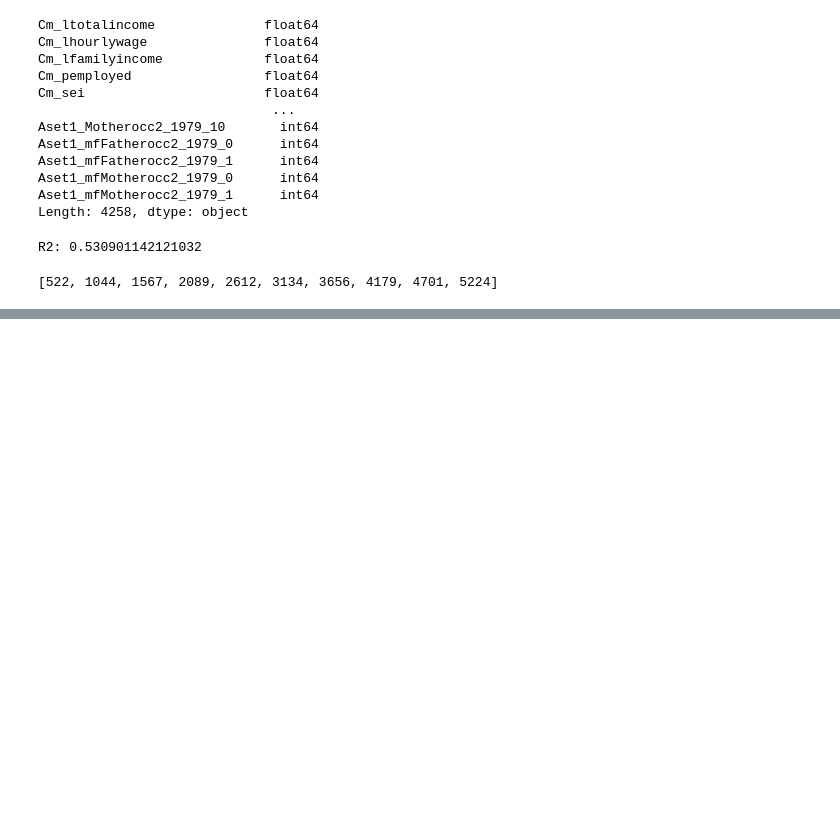
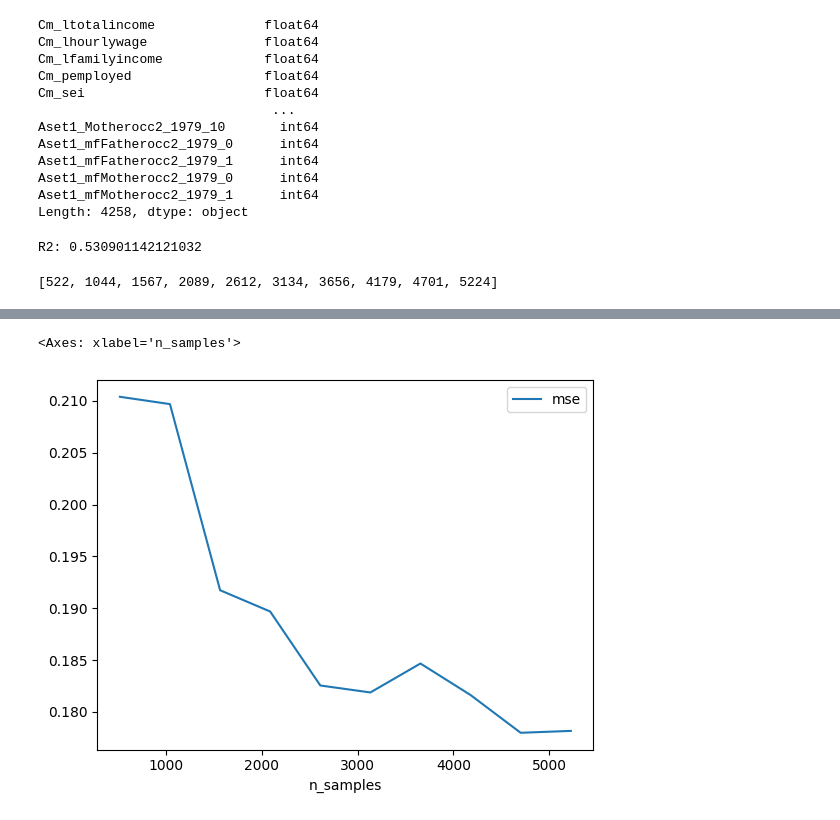
Before and after one commit to OxfordDemSci/aleatoric-luck, a Jupyter notebook: notebooks/xgboost_draft.ipynb, the cells around one changed output, grey strips where cells are left out. Saved outputs shown, nothing was run; the diff lists cells and outputs as text; code cells hidden in the pictures; blank space fills up the shorter version.

Commit message:
added graphs

```diff
--- a/notebooks/xgboost_draft.ipynb
+++ b/notebooks/xgboost_draft.ipynb
@@ -109,4 +109,8 @@ for s in samp_size:
 
     r2 = 1 - mse / null_mse
 
-    results.append((s, mse, r2))
+    results.append({
+        "n_samples": s,
+        "mse": mse,
+        "r2": r2
+    })
@@ -125,0 +117,2 @@ results
+# %%
+results_df = pd.DataFrame(results)
@@ -125,0 +133,5 @@ results
+# %%
+results_df.plot(x="n_samples", y="mse")
+# %% [output]
+<Axes: xlabel='n_samples'>
+[figure, added]
```
Also changed, not shown: parts of 3 cells of this notebook, 1 other file.
